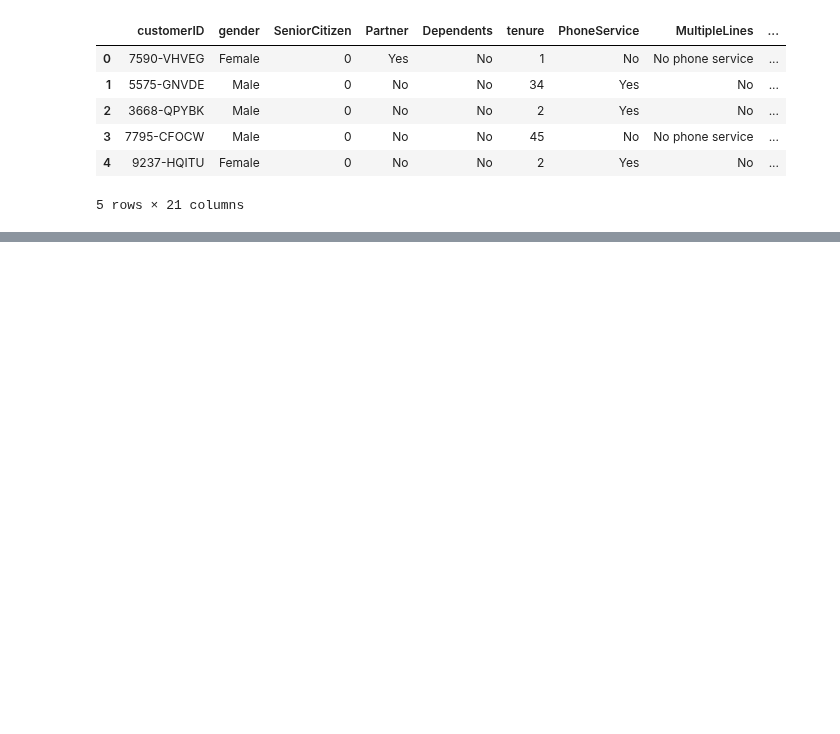
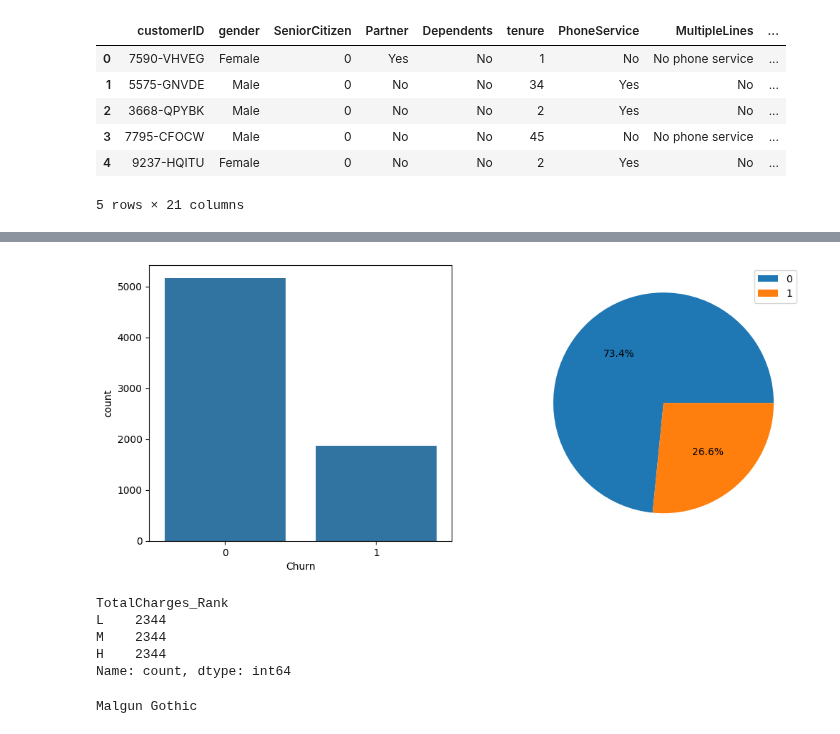
Before and after one commit to carookim/Python, a Jupyter notebook: EDA/telecom.ipynb, the cells around one changed output, grey strips where cells are left out. Cells and saved outputs as stored; diff of their text form; code cells hidden in the pictures; blank space fills up the shorter version.

```diff
--- a/EDA/telecom.ipynb
+++ b/EDA/telecom.ipynb
@@ -13,0 +93,5 @@ df.head()
+# %%
+df.isna().mean()
+# TotalCharges 결측치 비율은 0.001562 -> 해당 결측치 row(행)데이터를 삭제
+df = df.dropna(subset=['TotalCharges'])
+print(len(df))
@@ -13,0 +104,13 @@ df.head()
+# %%
+# 이탈여부 Churn --> yes no   1 0 으로 변경  분석하기 용이함(ex true/false, 남/여)
+df['Churn'] = df['Churn'].map({'No':0, 'Yes':1})
+df['Churn']
+# df['Churn'] = df['Churn'].replace({'No': 0, 'Yes': 1})
+
+# 값 변경 → map() 또는 replace()
+# map의 경우 유의사항 잘못입력하면 nan값이 생성될수있다.
+# replace의 경우 유의사항 ? ^
+
+# 컬럼 이름 변경 → rename(columns={...})
+
+# transform()
@@ -13,0 +140,47 @@ df.head()
+# %%
+# 이탈 고객의 현황
+# countplot
+import matplotlib.pyplot as plt
+import seaborn as sns
+
+f,ax = plt.subplots(1,2,figsize=(12,5))
+
+sns.countplot(data=df,x='Churn',ax=ax[0]) # data는 df를 참고하고, x값은 Churn의 값으로
+df['Churn'].value_counts()
+ax[1].pie(x=df['Churn'].value_counts(),autopct='%1.1f%%')
+ax[1].legend(['0','1'])
+# plt.pie # <function matplotlib.pyplot.pie(x: 'ArrayLike', *, explode: 'ArrayLike | None' = None, labels: 'Sequence[str] | None' = None, colors: 'ColorType | Sequence[ColorType] | None' = None, autopct: 'str | Callable[
+# 저런거 안뜨게 하는 그래프 조회 명령어
+plt.show()
+# 계약종류, 가입기간
+# %% [output]
+[figure, added]
+# %%
+# 타깃이 되는 변수와 같이 영향을 미치는 다른 변수와의 관계
+df.head()
+# 비용에 따른 가입 유지 여부 확인
+# 비용구간을 세가지 구간으로 나누기
+# TotalCharges 3등분해서 (H,M,L) -> 새로운 컬럼에 추가
+df['TotalCharges_Rank'] = pd.qcut(df['TotalCharges'],q=3,labels=['L','M','H'])
+df.tail()
+# 새로운 컬럼별 가입여부에 대한 groupby를 해서 시각화
+df['TotalCharges_Rank'].value_counts()
+# %% [output]
+TotalCharges_Rank
+L    2344
+M    2344
+H    2344
+Name: count, dtype: int64
+# %%
+# matplotlib 한글 폰트 오류 문제 해결
+from matplotlib import font_manager, rc
+font_path = "C:\김지은\파이썬_src\pandas-data-analysis\part4\data\malgun.ttf"   # 폰트파일의 위치
+                                  # Windows - Fonts
+font_name = font_manager.FontProperties(fname=font_path).get_name()
+# .get_name() : 폰트가 시스템에서 인식하는 이름을 가져옵니다.
+# get_name() → .ttf 파일에서 폰트 이름(패밀리명) 추출
+# 그 이름을 family에 넣으면 → matplotlib이 해당 폰트를 기본으로 사용
+print(font_name) # Malgun Gothic
+rc('font', family=font_name)
+# %% [output]
+Malgun Gothic
```
Also changed, not shown: parts of 9 cells of this notebook, 1 other file.
